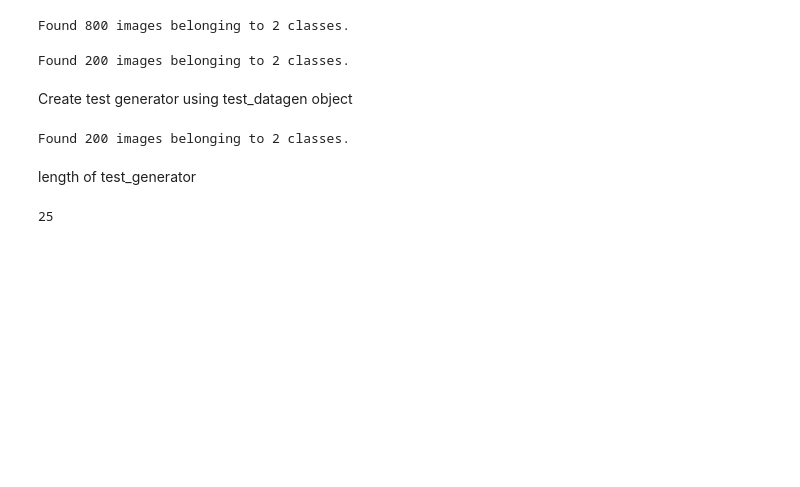
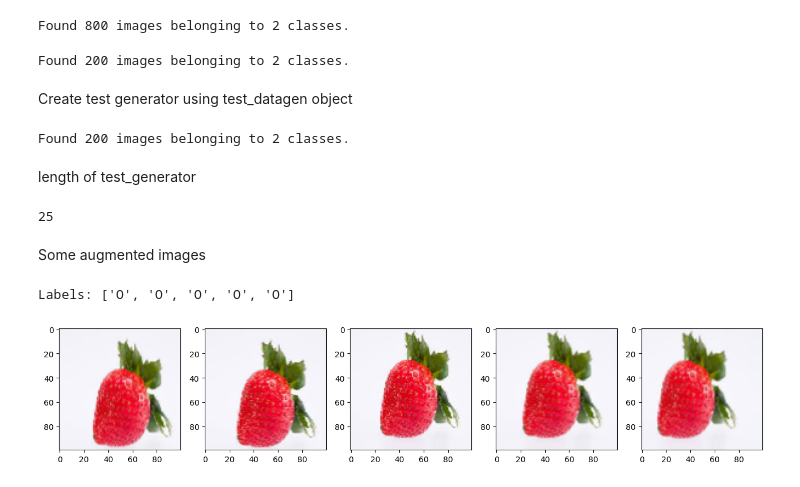
Before and after one commit to Helia-Karisani/Keras-TrashClassification-TransferLearning, a Jupyter notebook: Keras-TrashClassification-TransferLearning.ipynb, the cells around one changed output. Drawn from its saved outputs; the diff is of its cells as text; code cells hidden in the pictures; blank space fills up the shorter version.

Commit message:
generate augmented images

```diff
--- a/Keras-TrashClassification-TransferLearning.ipynb
+++ b/Keras-TrashClassification-TransferLearning.ipynb
@@ -209,3 +209,26 @@ length of test_generator
 print(len(train_generator))
 # %% [output]
 25
+# %% [markdown]
+Some augmented images
+# %%
+from pathlib import Path
+
+IMG_DIM = (100, 100)
+
+train_files = glob.glob('./o-vs-r-split/train/O/*')
+train_files = train_files[:20]
+train_imgs = [tf.keras.preprocessing.image.img_to_array(tf.keras.preprocessing.image.load_img(img, target_size=IMG_DIM)) for img in train_files]
+train_imgs = np.array(train_imgs)
+train_labels = [Path(fn).parent.name for fn in train_files]
+
+img_id = 0
+O_generator = train_datagen.flow(train_imgs[img_id:img_id+1], train_labels[img_id:img_id+1],
+                                   batch_size=1)
+O = [next(O_generator) for i in range(0,5)]
+fig, ax = plt.subplots(1,5, figsize=(16, 6))
+print('Labels:', [item[1][0] for item in O])
+l = [ax[i].imshow(O[i][0][0]) for i in range(0,5)]
+# %% [output]
+Labels: ['O', 'O', 'O', 'O', 'O']
+[figure, added]
```
